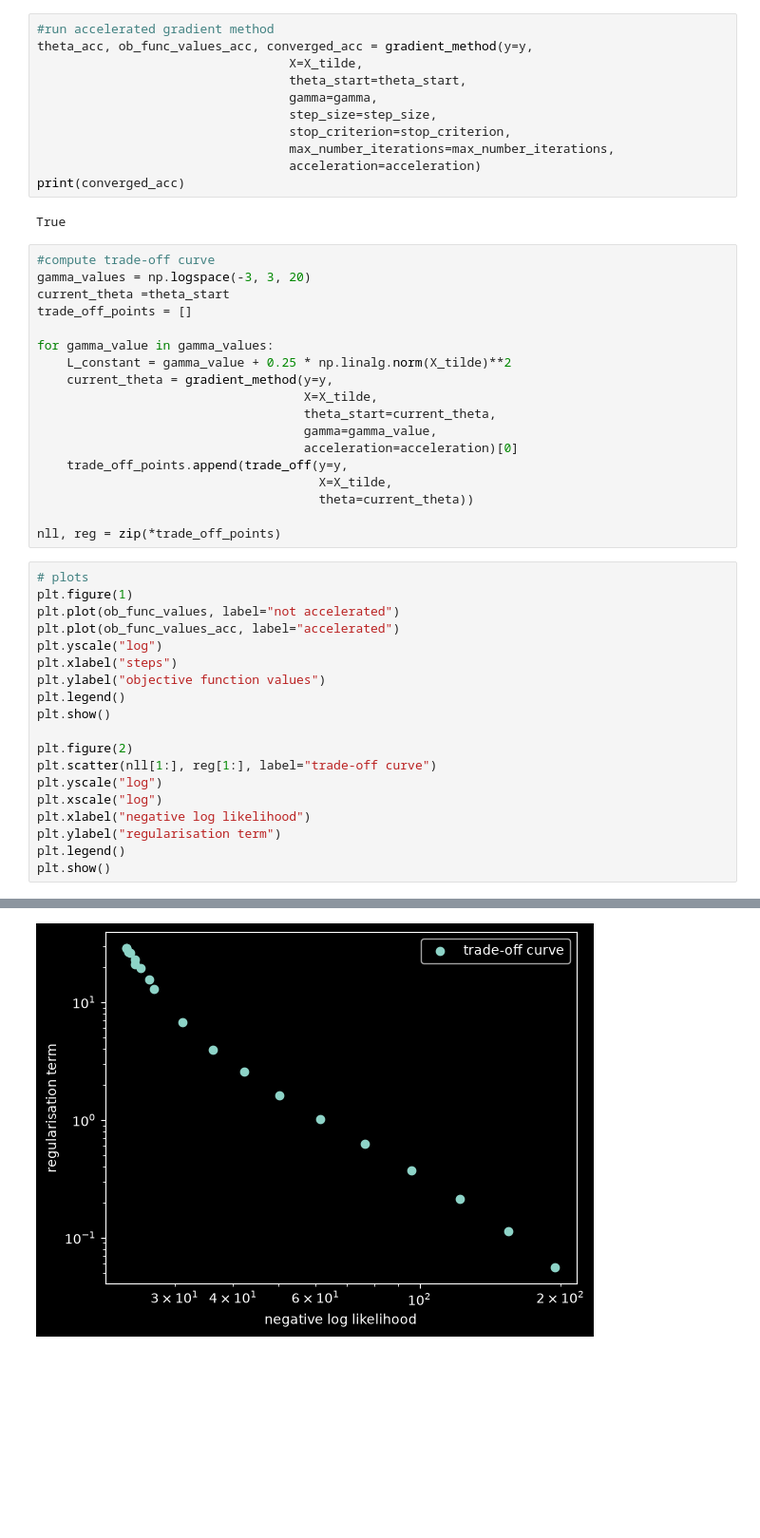
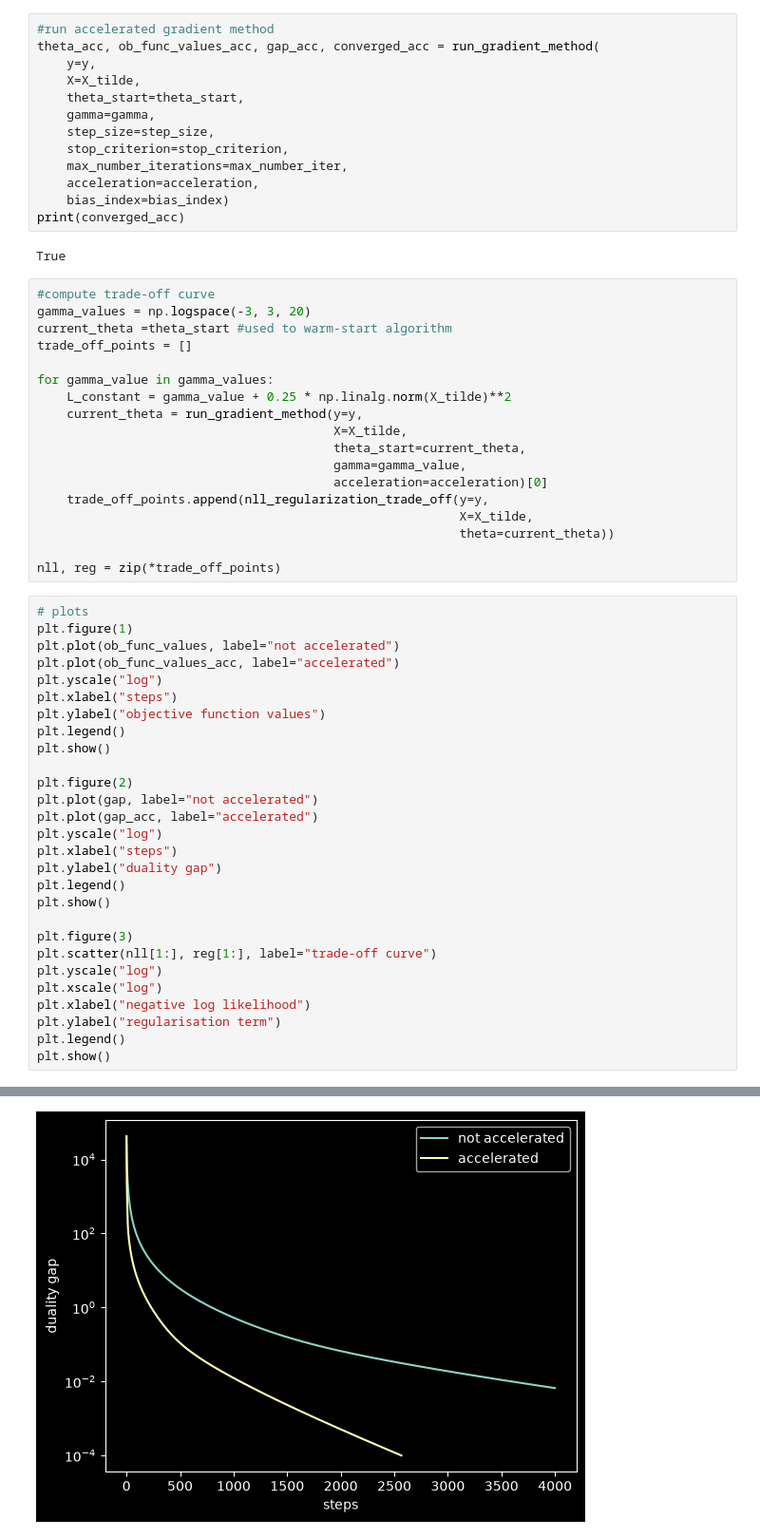
Before and after one commit to Skurt08/GradientMethod, a Jupyter notebook: example_gradient_methods.ipynb, the cells around one changed output, grey strips where cells are left out. Shown at 95% size. Saved outputs shown, nothing was run; the diff lists cells and outputs as text; blank space fills up the shorter version.

Commit message:
including duality gap as convergence criterion

```diff
--- a/example_gradient_methods.ipynb
+++ b/example_gradient_methods.ipynb
@@ -39,32 +42,34 @@ True
 # %%
 #run accelerated gradient method
-theta_acc, ob_func_values_acc, converged_acc = gradient_method(y=y,
-                                  X=X_tilde,
-                                  theta_start=theta_start,
-                                  gamma=gamma,
-                                  step_size=step_size,
-                                  stop_criterion=stop_criterion,
-                                  max_number_iterations=max_number_iterations,
-                                  acceleration=acceleration)
+theta_acc, ob_func_values_acc, gap_acc, converged_acc = run_gradient_method(
+    y=y,
+    X=X_tilde,
+    theta_start=theta_start,
+    gamma=gamma,
+    step_size=step_size,
+    stop_criterion=stop_criterion,
+    max_number_iterations=max_number_iter,
+    acceleration=acceleration,
+    bias_index=bias_index)
 print(converged_acc)
 # %% [output]
 True
 # %%
 #compute trade-off curve
 gamma_values = np.logspace(-3, 3, 20)
-current_theta =theta_start
+current_theta =theta_start #used to warm-start algorithm
 trade_off_points = []
 
 for gamma_value in gamma_values:
     L_constant = gamma_value + 0.25 * np.linalg.norm(X_tilde)**2
-    current_theta = gradient_method(y=y,
-                                    X=X_tilde,
-                                    theta_start=current_theta,
-                                    gamma=gamma_value,
-                                    acceleration=acceleration)[0]
-    trade_off_points.append(trade_off(y=y,
-                                      X=X_tilde,
-                                      theta=current_theta))
+    current_theta = run_gradient_method(y=y,
+                                        X=X_tilde,
+                                        theta_start=current_theta,
+                                        gamma=gamma_value,
+                                        acceleration=acceleration)[0]
+    trade_off_points.append(nll_regularization_trade_off(y=y,
+                                                         X=X_tilde,
+                                                         theta=current_theta))
 
 nll, reg = zip(*trade_off_points)
 # %%
@@ -79,6 +84,15 @@ plt.legend()
 plt.show()
 
 plt.figure(2)
+plt.plot(gap, label="not accelerated")
+plt.plot(gap_acc, label="accelerated")
+plt.yscale("log")
+plt.xlabel("steps")
+plt.ylabel("duality gap")
+plt.legend()
+plt.show()
+
+plt.figure(3)
 plt.scatter(nll[1:], reg[1:], label="trade-off curve")
 plt.yscale("log")
 plt.xscale("log")
@@ -91 +105 @@ plt.show()
-[figure, old version]
+[figure, new version]
```
Also changed, not shown: parts of 5 cells of this notebook, 1 other file.
